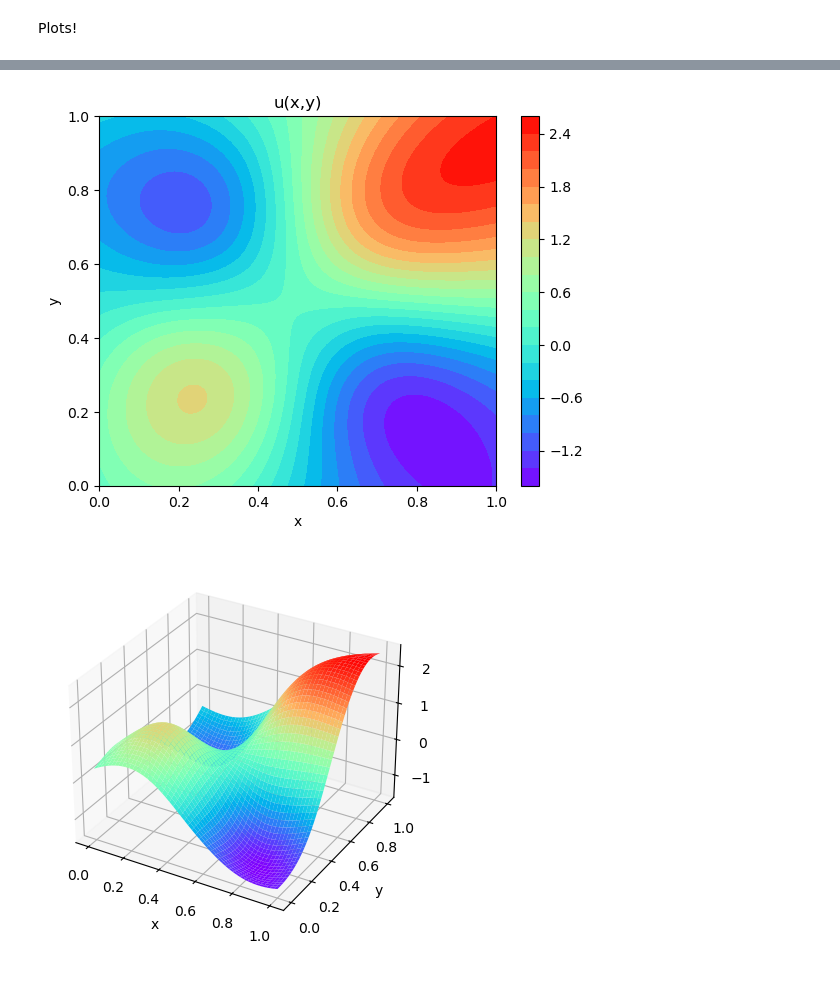
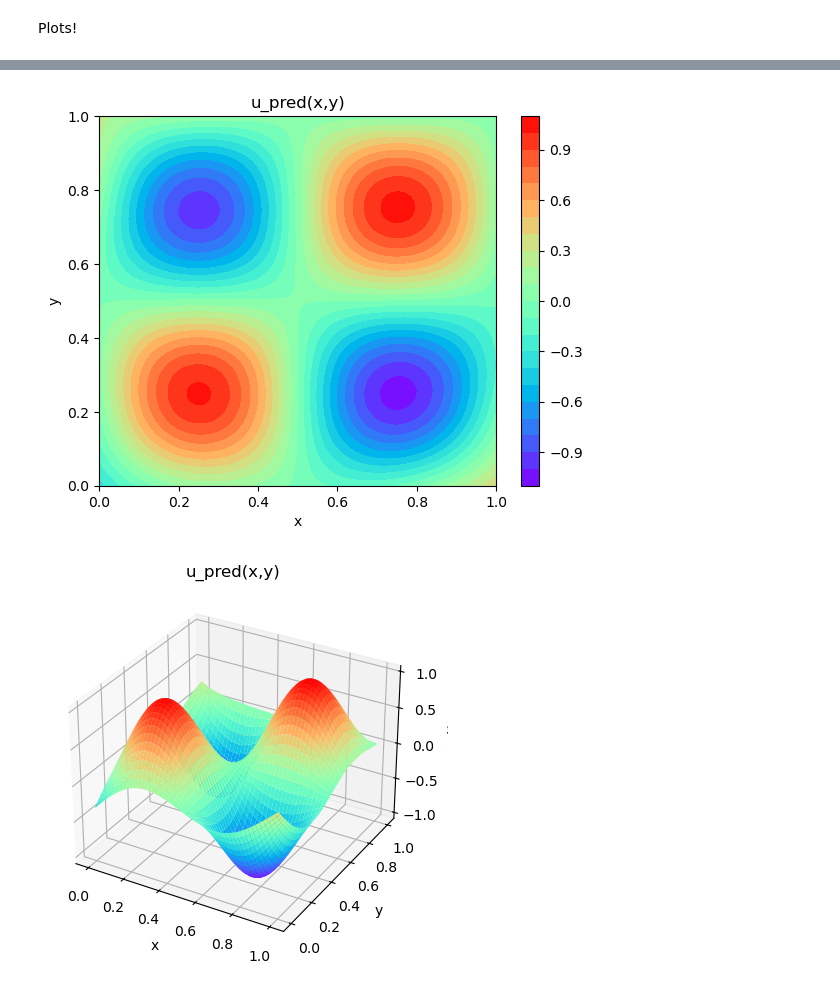
Before and after one commit to jkoganem/PINNs, a Jupyter notebook: code/2D_poisson.ipynb, the cells around one changed output, grey strips where cells are left out. Drawn from its saved outputs; the diff is of its cells as text; code cells hidden in the pictures.

```diff
--- a/code/2D_poisson.ipynb
+++ b/code/2D_poisson.ipynb
@@ -95,7 +95,7 @@ N_u = N_boundary * N_u_boundary
 N_f = 10000 # number of collocation points
 
 #Boundary condition weights in loss function
-w_bc_top = 5
+w_bc_top = 1
 w_bc_bottom = 1
 w_bc_lr = 1
 
@@ -341,2 +351,5 @@ plt.legend()
 # %% [markdown]
 Plots!
+# %%
+model.load_state_dict(torch.load('checkpoints/None/checkpoint_6000.pt', weights_only=True))
+model.eval()
@@ -343,26 +369,27 @@ Plots!
 # %%
 u_pred = model.forward(x_test[:, 0:1], x_test[:, 1:2]).cpu().detach()
 u_pred = u_pred.reshape(total_points_x, total_points_y).transpose(1, 0)
 
 
 fig,ax=plt.subplots(1,1)
 cp = ax.contourf(X, Y, u_pred ,20,cmap="rainbow")
 fig.colorbar(cp) # Add a colorbar to a plot
-ax.set_title('u(x,y)')
+ax.set_title('u_pred(x,y)')
 ax.set_xlabel('x')
 ax.set_ylabel('y')
 plt.show()
 
 
 ax = plt.axes(projection='3d')
 ax.plot_surface(X.numpy(), Y.numpy(), u_pred.numpy(),cmap="rainbow")
+ax.set_title('u_pred(x,y)')
 ax.set_xlabel('x')
 ax.set_ylabel('y')
-ax.set_zlabel('u(x,y)')
+ax.set_zlabel('u_pred(x,y)')
 plt.show()
 # %% [output]
-[figure, old version]
+[figure, new version]
-[figure, old version]
+[figure, new version]
 # %%
 error = u_sol(X, Y) - u_pred
 
```
Also changed, not shown: parts of 6 cells of this notebook, 2 other files.
